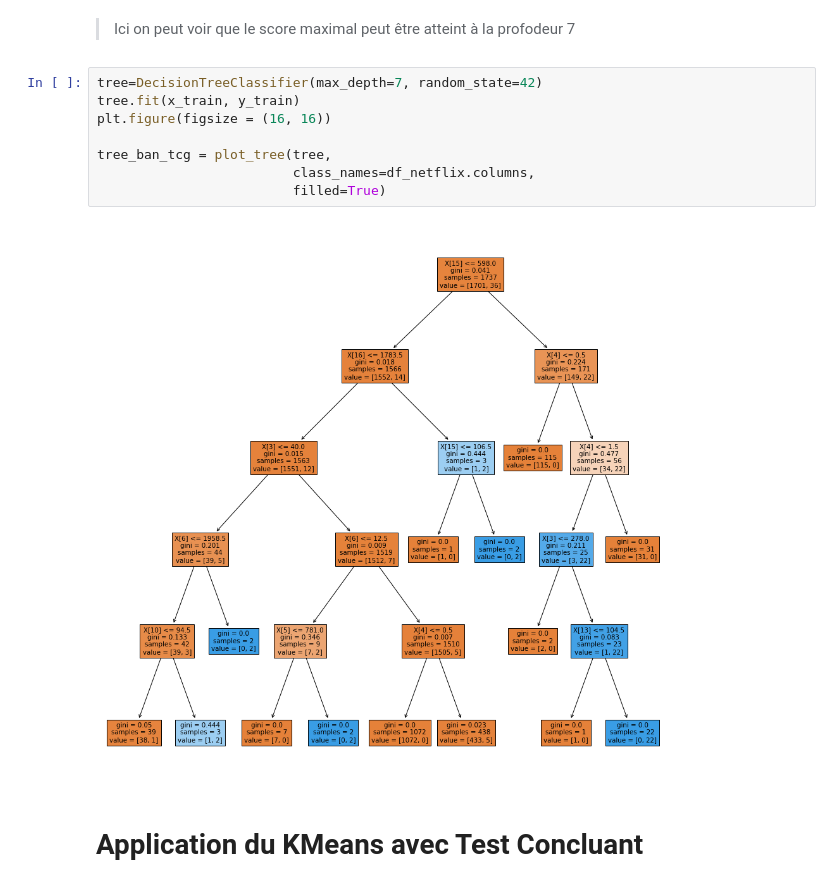
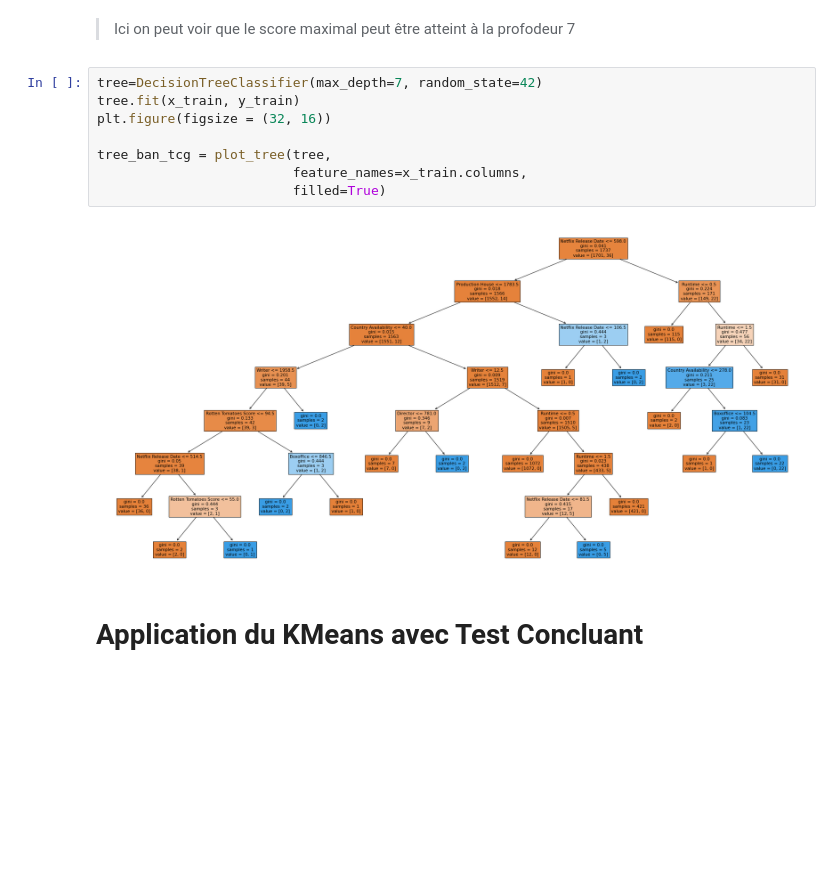
Before and after one commit to DEADL0CKK/netflix_dataset, a Jupyter notebook: netflix_dataset.ipynb, the cells around one changed output. Saved outputs shown, nothing was run; the diff lists cells and outputs as text; blank space fills up the shorter version.

```diff
--- a/netflix_dataset.ipynb
+++ b/netflix_dataset.ipynb
@@ -416,13 +416,13 @@ scores
 # %%
 tree=DecisionTreeClassifier(max_depth=7, random_state=42)
 tree.fit(x_train, y_train)
-plt.figure(figsize = (16, 16))
+plt.figure(figsize = (32, 16))
 
 tree_ban_tcg = plot_tree(tree,
-                         class_names=df_netflix.columns,
+                         feature_names=x_train.columns,
                          filled=True)
 # %% [output]
-[figure, old version]
+[figure, new version]
 # %% [markdown]
 # Application du KMeans avec Test Concluant
 # %%
```
Also changed, not shown: parts of 20 cells of this notebook.
